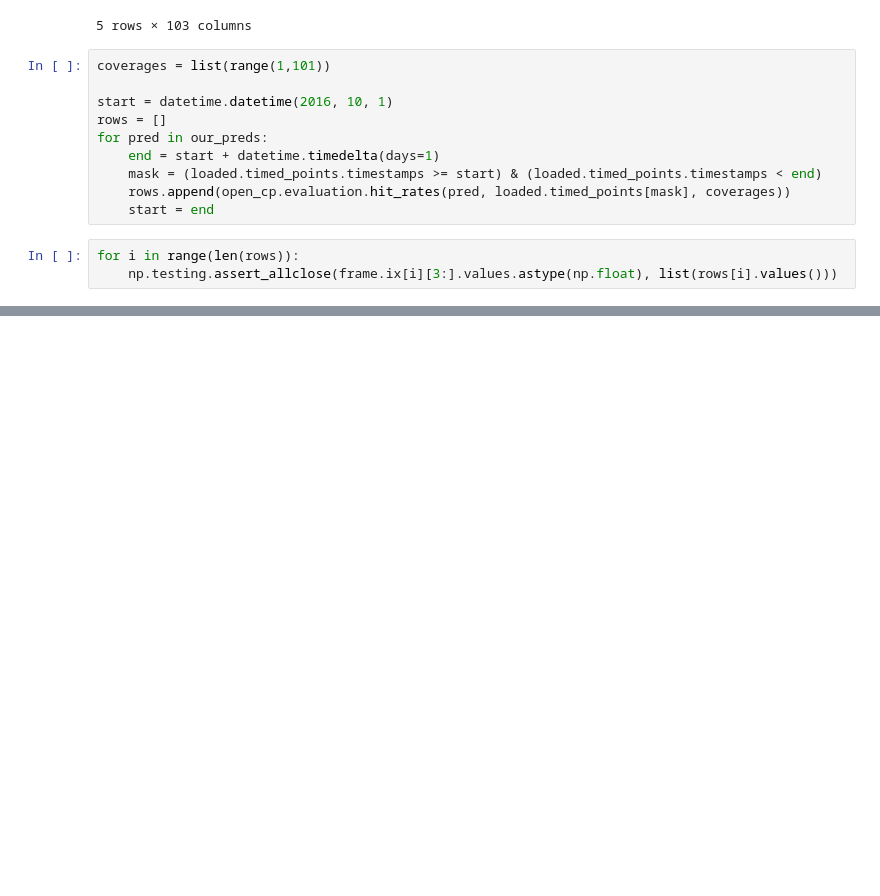
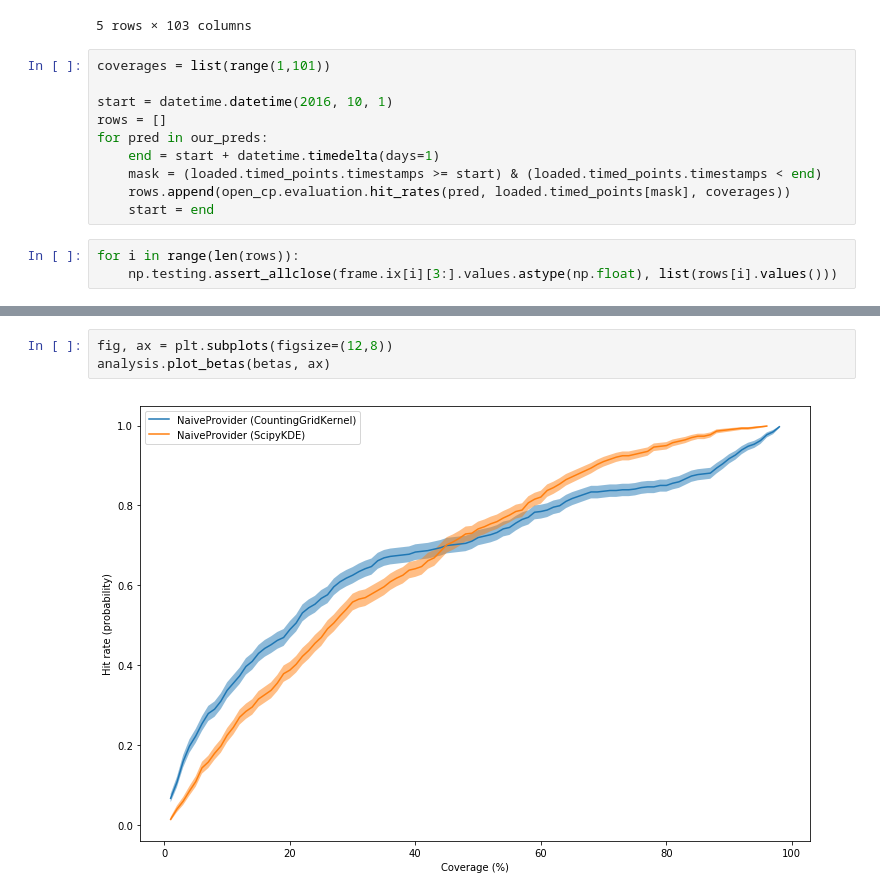
Before and after one commit to QuantCrimAtLeeds/PredictCode, a Jupyter notebook: examples/Scripts/Reload naive predictions.ipynb, the cells around one changed output, grey strips where cells are left out. Drawn from its saved outputs; the diff is of its cells as text; blank space fills up the shorter version.

```diff
--- a/examples/Scripts/Reload naive predictions.ipynb
+++ b/examples/Scripts/Reload naive predictions.ipynb
@@ -121,0 +147,5 @@ for i in range(len(rows)):
+# %%
+fig, ax = plt.subplots(figsize=(12,8))
+analysis.plot_betas(betas, ax)
+# %% [output]
+[figure, added]
```
Also changed, not shown: parts of 17 cells of this notebook, 10 other files.
